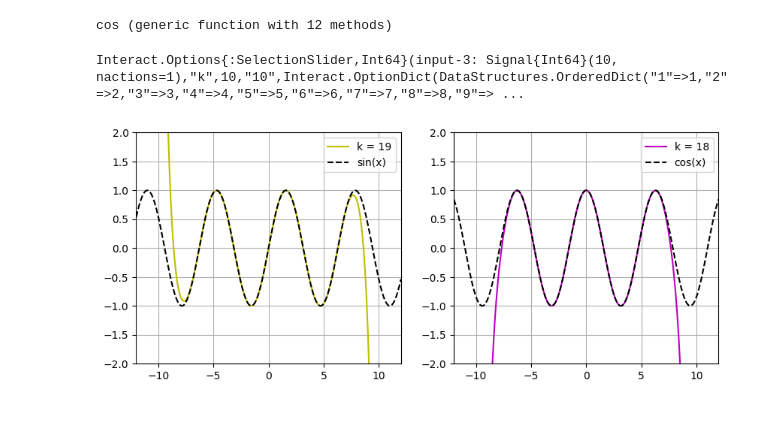
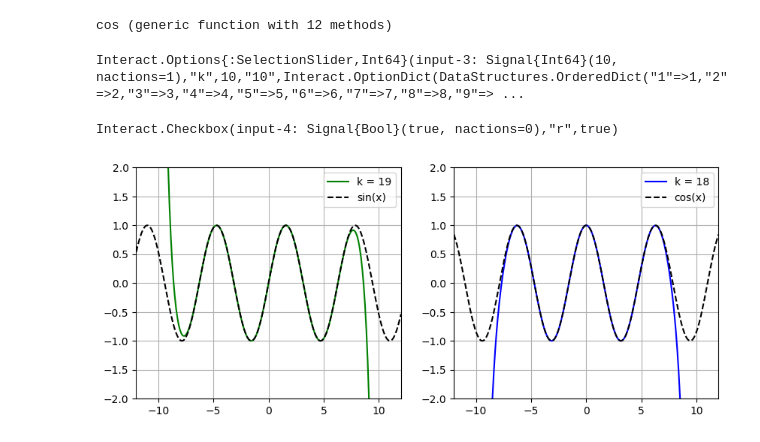
Before and after one commit to lbenet/2017-2_TSFisComputacional-1, a Jupyter notebook: tareas/Ruben/Tarea5.ipynb, the cells around one changed output. Drawn from its saved outputs; the diff is of its cells as text; code cells hidden in the pictures.

```diff
--- a/tareas/Ruben/Tarea5.ipynb
+++ b/tareas/Ruben/Tarea5.ipynb
@@ -366,33 +366,34 @@ x_sc = linspace(-12, 12, 200)
 y_s = zeros(x_sc)
 y_c = zeros(x_sc)
 
-@manipulate for k  = 1:1:20
+@manipulate for k  = 1:1:20, r = true
 
     withfig(fig, clear = false) do
 
         ecs = sin(Taylor([0.0, 1.0]), 2 * k + 1)
         ecc = cos(Taylor([0.0, 1.0]), 2 * k)
 
         for (i, j) = enumerate(x_sc)
             y_s[i] = evaluacion(ecs, j)
             y_c[i] = evaluacion(ecc, j)
         end
 
         ax[:cla](); bx[:cla]()
 
         ax[:set_xlim](-12, 12); ax[:set_ylim](-2, 2)
         bx[:set_xlim](-12, 12); bx[:set_ylim](-2, 2)
 
         ax[:plot](x_sc, y_s, label = "k = $(2 * k - 1)", color = col[rand(1:6)])
         bx[:plot](x_sc, y_c, label = "k = $(2 * (k - 1))", color = col[rand(1:6)])
 
         ax[:plot](x_sc, sin(x_sc), "--", color = "black", label = "sin(x)")
         bx[:plot](x_sc, cos(x_sc), "--", color = "black", label = "cos(x)")
         ax[:legend](); ax[:grid]()
         bx[:legend](); bx[:grid]()
 
     end
 end
 # %% [output]
 Interact.Options{:SelectionSlider,Int64}(input-3: Signal{Int64}(10, nactions=1),"k",10,"10",Interact.OptionDict(DataStructures.OrderedDict("1"=>1,"2"=>2,"3"=>3,"4"=>4,"5"=>5,"6"=>6,"7"=>7,"8"=>8,"9"=> ...
+Interact.Checkbox(input-4: Signal{Bool}(true, nactions=0),"r",true)
-[figure, old version]
+[figure, new version]
```
Also changed, not shown: parts of 2 cells of this notebook.
